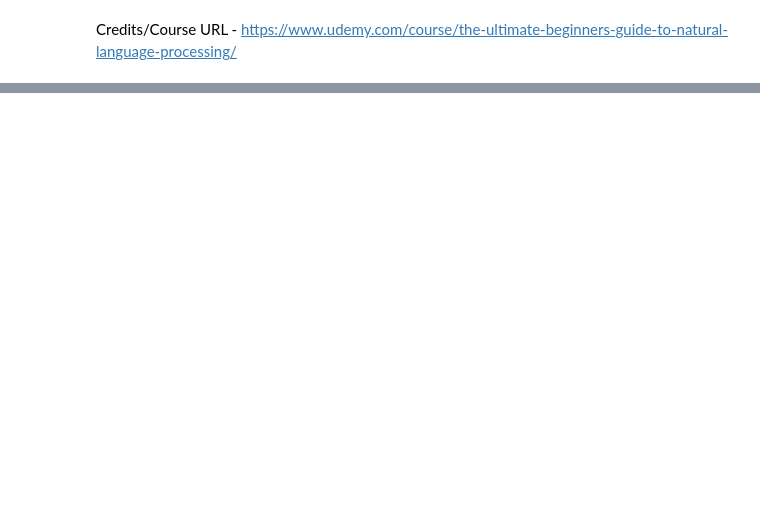
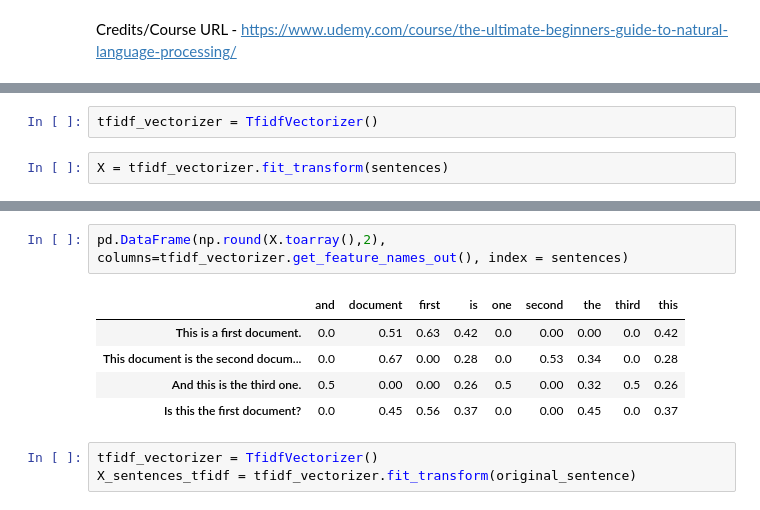
Before and after one commit to lavkushsingh31/NLP_Codes, a Jupyter notebook: Practice Udemy - Introduction to NLP III.ipynb, the cells around one changed output, grey strips where cells are left out. Cells and saved outputs as stored; diff of their text form; blank space fills up the shorter version.

```diff
--- a/Practice Udemy - Introduction to NLP III.ipynb
+++ b/Practice Udemy - Introduction to NLP III.ipynb
@@ -2,0 +245,4 @@ Credits/Course URL - https://www.udemy.com/course/the-ultimate-beginners-guide-t
+# %%
+tfidf_vectorizer = TfidfVectorizer()
+# %%
+X = tfidf_vectorizer.fit_transform(sentences)
@@ -2,0 +260,11 @@ Credits/Course URL - https://www.udemy.com/course/the-ultimate-beginners-guide-t
+# %%
+pd.DataFrame(np.round(X.toarray(),2), columns=tfidf_vectorizer.get_feature_names_out(), index = sentences)
+# %% [output]
+|  | and | document | first | is | one | second | the | third | this |
+| This is a first document. | 0.0 | 0.51 | 0.63 | 0.42 | 0.0 | 0.00 | 0.00 | 0.0 | 0.42 |
+| This document is the second docum... | 0.0 | 0.67 | 0.00 | 0.28 | 0.0 | 0.53 | 0.34 | 0.0 | 0.28 |
+| And this is the third one. | 0.5 | 0.00 | 0.00 | 0.26 | 0.5 | 0.00 | 0.32 | 0.5 | 0.26 |
+| Is this the first document? | 0.0 | 0.45 | 0.56 | 0.37 | 0.0 | 0.00 | 0.45 | 0.0 | 0.37 |
+# %%
+tfidf_vectorizer = TfidfVectorizer()
+X_sentences_tfidf = tfidf_vectorizer.fit_transform(original_sentence)
```
Also changed, not shown: parts of 46 cells of this notebook.
